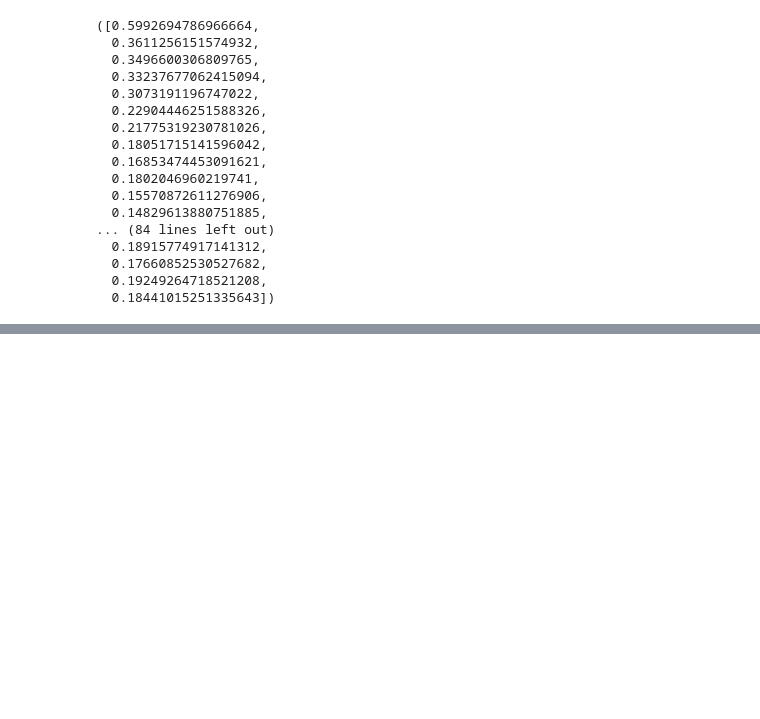
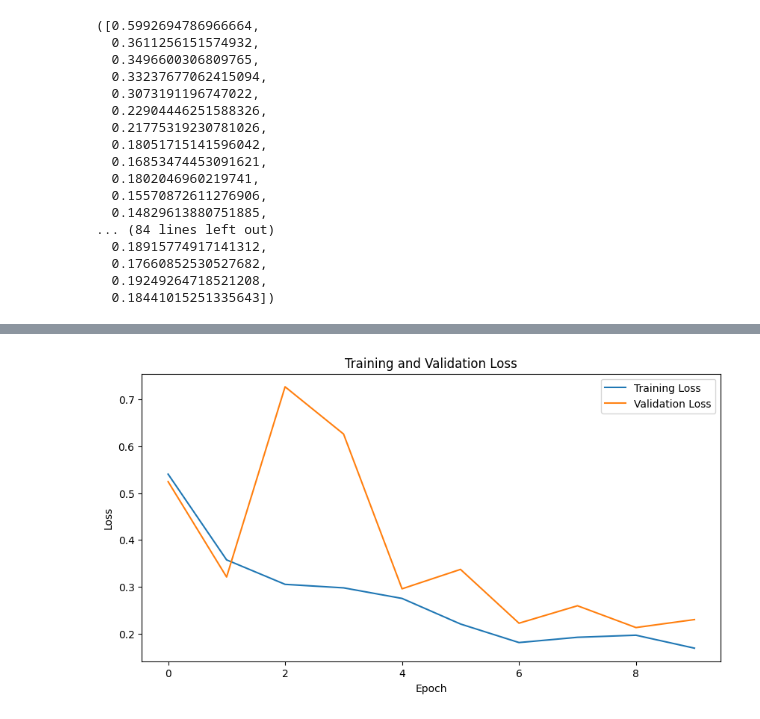
Before and after one commit to engabduallah/teknofest-green-matter, a Jupyter notebook: Stroke_Classifier_Using_MedViT.ipynb, the cells around one changed output, grey strips where cells are left out. Saved outputs shown, nothing was run; the diff lists cells and outputs as text; code cells hidden in the pictures; blank space fills up the shorter version.

```diff
--- a/Stroke_Classifier_Using_MedViT.ipynb
+++ b/Stroke_Classifier_Using_MedViT.ipynb
@@ -499,0 +785,33 @@ test_model(model, test_loader)
+# %%
+class IntegratedModel(nn.Module):
+    def __init__(self, unet, classifier):
+        super(IntegratedModel, self).__init__()
+        self.unet = unet
+        self.classifier = classifier
+
+        # Freeze the segmentation branch
+        for param in self.unet.parameters():
+            param.requires_grad = False
+
+    def forward(self, x):
+        # Get segmentation logits from U-Net
+        mask_logits = self.unet(x)  # [B, 1, H, W]
+        mask = torch.sigmoid(mask_logits).detach() # Convert to probability mask
+
+        # Multiply the original image with the mask to emphasize ROI
+        x_masked = x * mask
+
+        # Get classification logits from the classifier (MedViT)
+        out = self.classifier(x_masked)  # expected shape: [B, 2]
+        return out, mask_logits
+
+# Initialize U-Net for segmentation
+unet_seg = UNet(in_channels=1, out_channels=1, use_attention=False, use_bn=True)
+
+# Optionally load pre-trained U-Net weights
+unet_seg.load_state_dict(torch.load('/content/unet_standard.pth', map_location=device))
+
+# Create the integrated model
+integrated_model = IntegratedModel(unet_seg, model).to(device)
+
+print(integrated_model)
@@ -499,0 +955,4 @@ test_model(model, test_loader)
+# %%
+train_losses, val_losses = train_integrated_model(integrated_model, cls_train_loader, cls_val_loader, epochs=10, learning_rate=0.0005, save_path='integrated_model.pth')
+plot_training_history(train_losses, val_losses)
+# %% [output]
@@ -499,0 +969 @@ test_model(model, test_loader)
+[figure, added]
```
Also changed, not shown: parts of 43 cells of this notebook.
